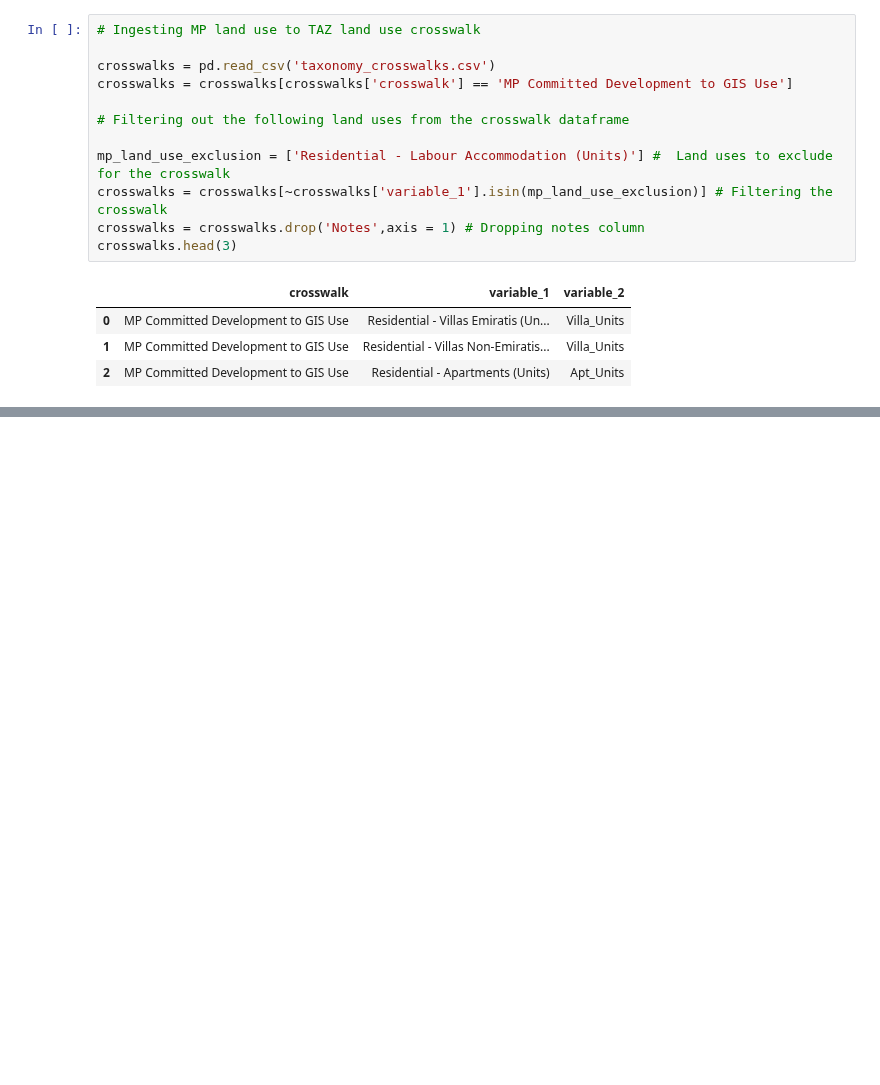
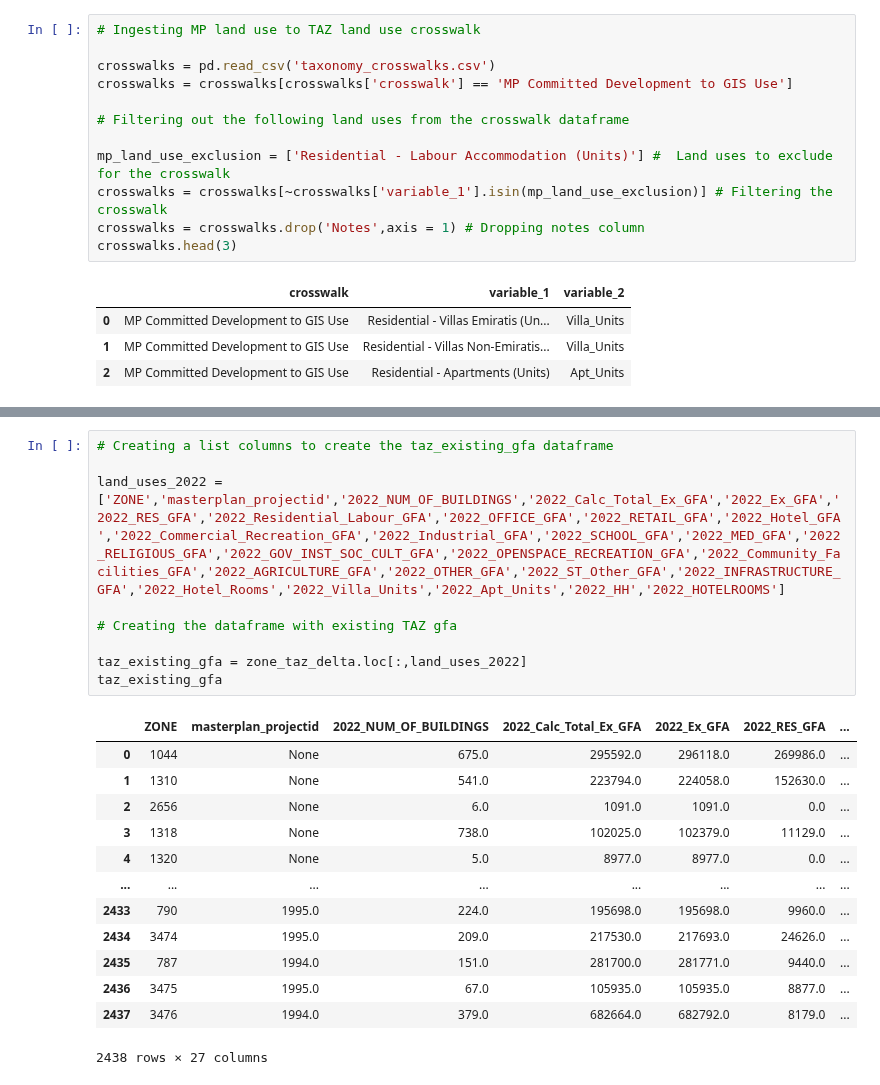
Before and after one commit to BuroHappoldLegacySoup/PlanCapitalLandModel, a Jupyter notebook: MP to TAZ Pipeline.ipynb, the cells around one changed output, grey strips where cells are left out. Drawn from its saved outputs; the diff is of its cells as text; blank space fills up the shorter version.

```diff
--- a/MP to TAZ Pipeline.ipynb
+++ b/MP to TAZ Pipeline.ipynb
@@ -117,0 +126,23 @@ phased_development
+# %%
+# Creating a list columns to create the taz_existing_gfa dataframe
+
+land_uses_2022 = ['ZONE','masterplan_projectid','2022_NUM_OF_BUILDINGS','2022_Calc_Total_Ex_GFA','2022_Ex_GFA','2022_RES_GFA','2022_Residential_Labour_GFA','2022_OFFICE_GFA','2022_RETAIL_GFA','2022_Hotel_GFA','2022_Commercial_Recreation_GFA','2022_Industrial_GFA','2022_SCHOOL_GFA','2022_MED_GFA','2022_RELIGIOUS_GFA','2022_GOV_INST_SOC_CULT_GFA','2022_OPENSPACE_RECREATION_GFA','2022_Community_Facilities_GFA','2022_AGRICULTURE_GFA','2022_OTHER_GFA','2022_ST_Other_GFA','2022_INFRASTRUCTURE_GFA','2022_Hotel_Rooms','2022_Villa_Units','2022_Apt_Units','2022_HH','2022_HOTELROOMS']
+
+# Creating the dataframe with existing TAZ gfa
+
+taz_existing_gfa = zone_taz_delta.loc[:,land_uses_2022]
+taz_existing_gfa
+# %% [output]
+|  | ZONE | masterplan_projectid | 2022_NUM_OF_BUILDINGS | 2022_Calc_Total_Ex_GFA | 2022_Ex_GFA | 2022_RES_GFA | ... |
+| 0 | 1044 | None | 675.0 | 295592.0 | 296118.0 | 269986.0 | ... |
+| 1 | 1310 | None | 541.0 | 223794.0 | 224058.0 | 152630.0 | ... |
+| 2 | 2656 | None | 6.0 | 1091.0 | 1091.0 | 0.0 | ... |
+| 3 | 1318 | None | 738.0 | 102025.0 | 102379.0 | 11129.0 | ... |
+| 4 | 1320 | None | 5.0 | 8977.0 | 8977.0 | 0.0 | ... |
+| ... | ... | ... | ... | ... | ... | ... | ... |
+| 2433 | 790 | 1995.0 | 224.0 | 195698.0 | 195698.0 | 9960.0 | ... |
+| 2434 | 3474 | 1995.0 | 209.0 | 217530.0 | 217693.0 | 24626.0 | ... |
+| 2435 | 787 | 1994.0 | 151.0 | 281700.0 | 281771.0 | 9440.0 | ... |
+| 2436 | 3475 | 1995.0 | 67.0 | 105935.0 | 105935.0 | 8877.0 | ... |
+| 2437 | 3476 | 1994.0 | 379.0 | 682664.0 | 682792.0 | 8179.0 | ... |
+2438 rows × 27 columns
```
Also changed, not shown: parts of 9 cells of this notebook.
